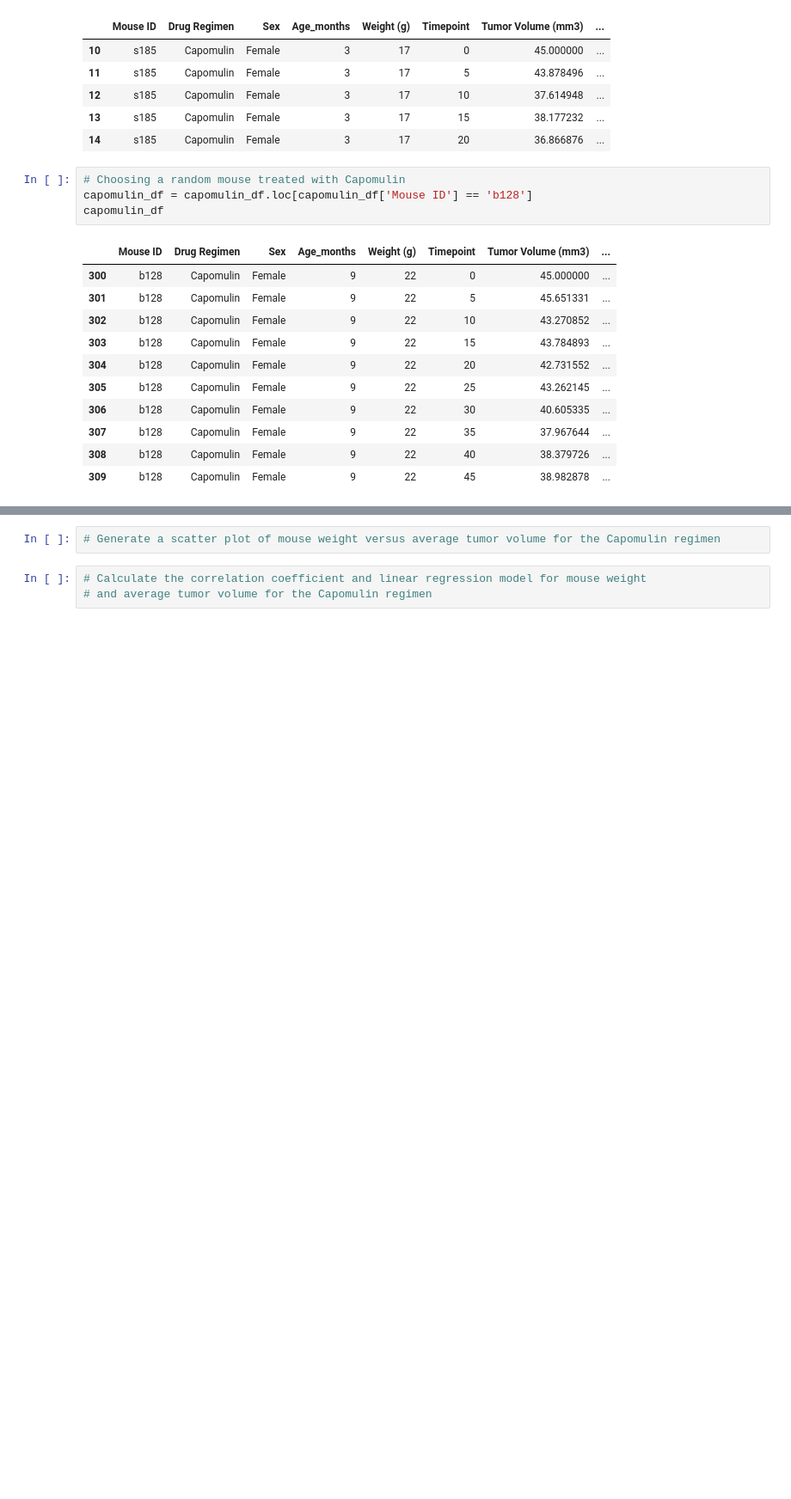
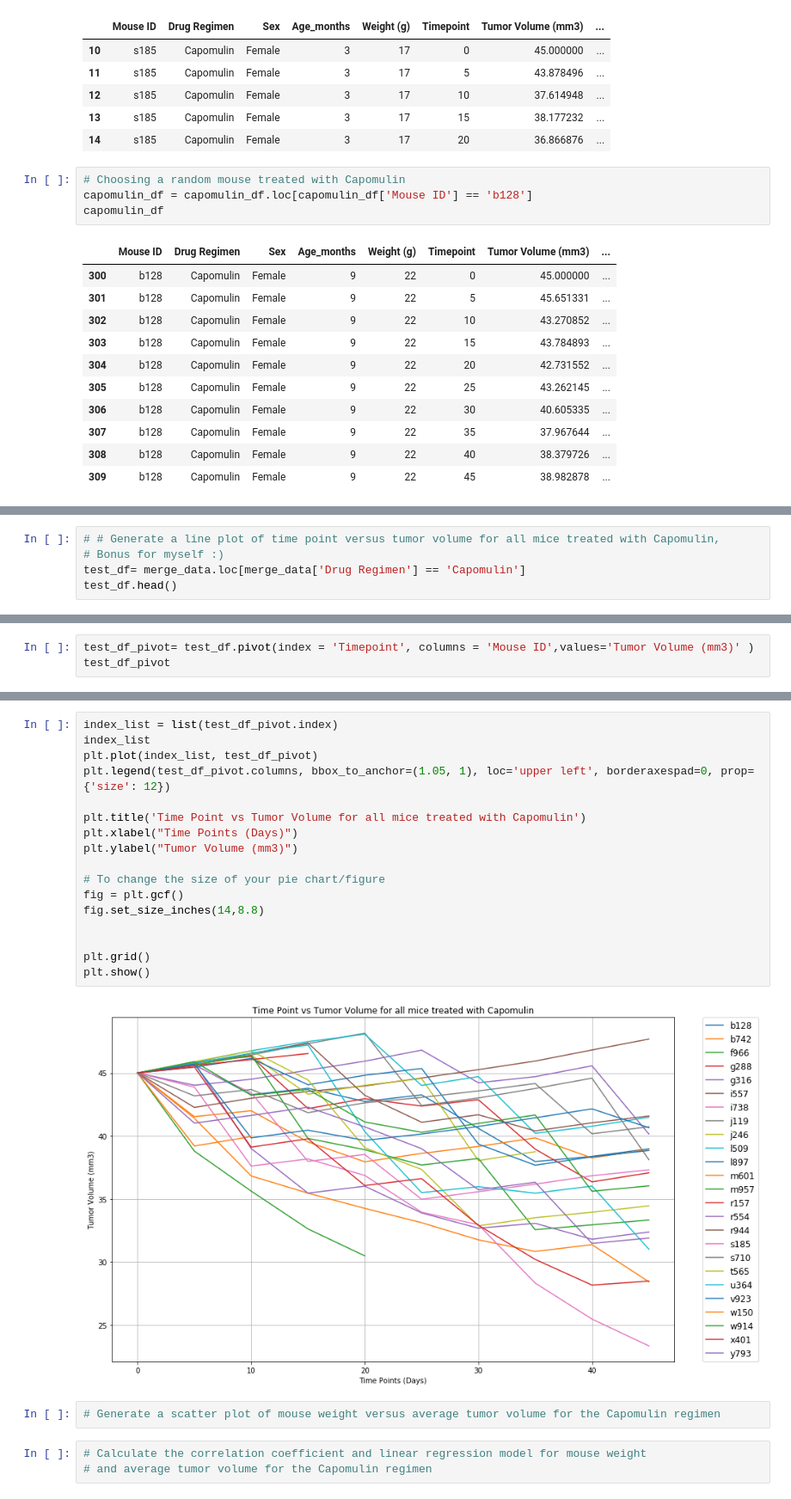
Before and after one commit to LinaSachuk/DU_HomeWork, a Jupyter notebook: matplotlib/pymaceuticals_starter.ipynb, the cells around one changed output, grey strips where cells are left out. Shown at 86% size. Drawn from its saved outputs; the diff is of its cells as text; blank space fills up the shorter version.

```diff
--- a/matplotlib/pymaceuticals_starter.ipynb
+++ b/matplotlib/pymaceuticals_starter.ipynb
@@ -469,0 +505,5 @@ capomulin_df
+# %%
+# # Generate a line plot of time point versus tumor volume for all mice treated with Capomulin,
+# Bonus for myself :)
+test_df= merge_data.loc[merge_data['Drug Regimen'] == 'Capomulin']
+test_df.head()
@@ -469,0 +517,3 @@ capomulin_df
+# %%
+test_df_pivot= test_df.pivot(index = 'Timepoint', columns = 'Mouse ID',values='Tumor Volume (mm3)' )
+test_df_pivot
@@ -470,3 +534,22 @@ capomulin_df
+# %%
+index_list = list(test_df_pivot.index)
+index_list
+plt.plot(index_list, test_df_pivot)
+plt.legend(test_df_pivot.columns, bbox_to_anchor=(1.05, 1), loc='upper left', borderaxespad=0, prop={'size': 12})
+
+plt.title('Time Point vs Tumor Volume for all mice treated with Capomulin')
+plt.xlabel("Time Points (Days)")
+plt.ylabel("Tumor Volume (mm3)")
+
+# To change the size of your pie chart/figure
+fig = plt.gcf()
+fig.set_size_inches(14,8.8)
+
+
+plt.grid()
+plt.show()
+# %% [output]
+[figure, added]
 # %%
 # Generate a scatter plot of mouse weight versus average tumor volume for the Capomulin regimen
 # %%
```
Also changed, not shown: parts of 5 cells of this notebook.
